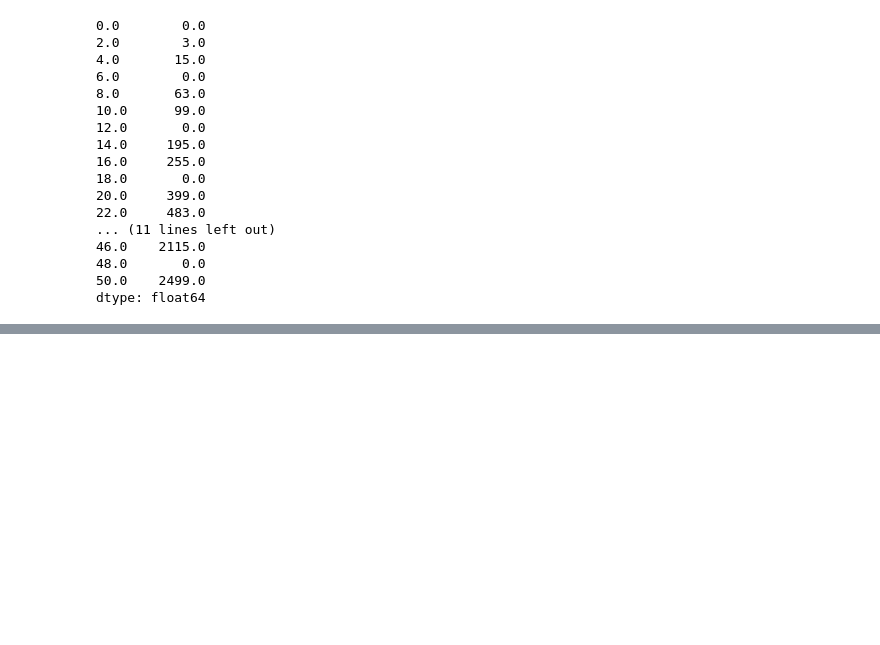
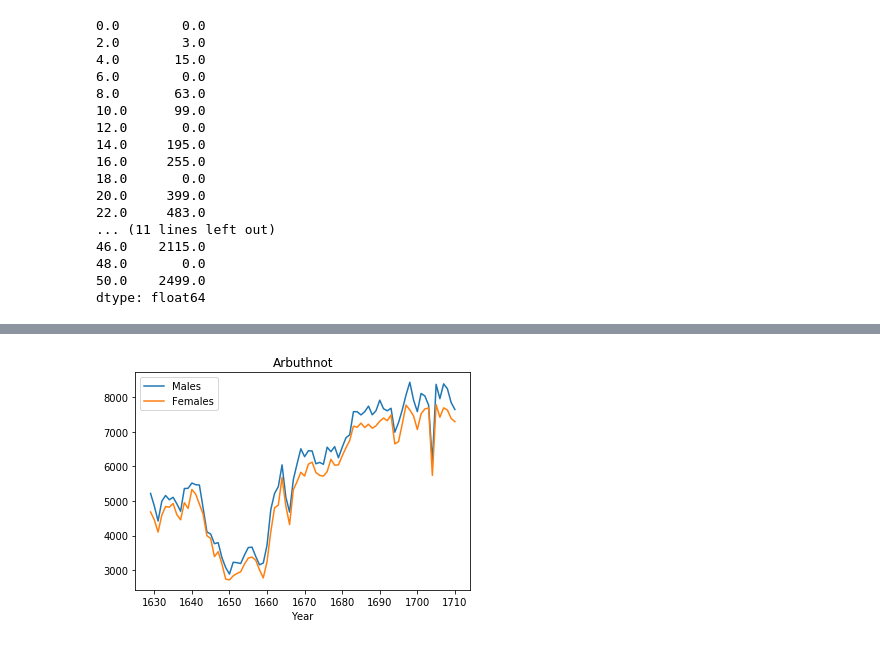
Before and after one commit to OpenSourceEcon/BootCamp2018, a Jupyter notebook: ProbSets/Comp/ProbSet2/ProbSet2.ipynb, the cells around one changed output, grey strips where cells are left out. Saved outputs shown, nothing was run; the diff lists cells and outputs as text; code cells hidden in the pictures; blank space fills up the shorter version.

```diff
--- a/ProbSets/Comp/ProbSet2/ProbSet2.ipynb
+++ b/ProbSets/Comp/ProbSet2/ProbSet2.ipynb
@@ -583,0 +431,16 @@ FileNotFoundError: File b'sat_act.csv' does not exist
+# %%
+# Exercise 4.1.1
+import pandas as pd
+from matplotlib import pyplot as plt
+from pydataset import data
+Arbuthnot = data("Arbuthnot")
+Arbuthnot
+plt.title("Arbuthnot")
+plt.plot(Arbuthnot['Year'],Arbuthnot['Males'])
+plt.plot(Arbuthnot['Year'],Arbuthnot['Females'])
+plt.xlabel('Year')
+plt.legend(['Males','Females'])
+# After mass deaths due to plague, a number of people converted to Christians!
+plt.show()
+# %% [output]
+[figure, added]
```
Also changed, not shown: parts of 54 cells of this notebook, 6 other files.
